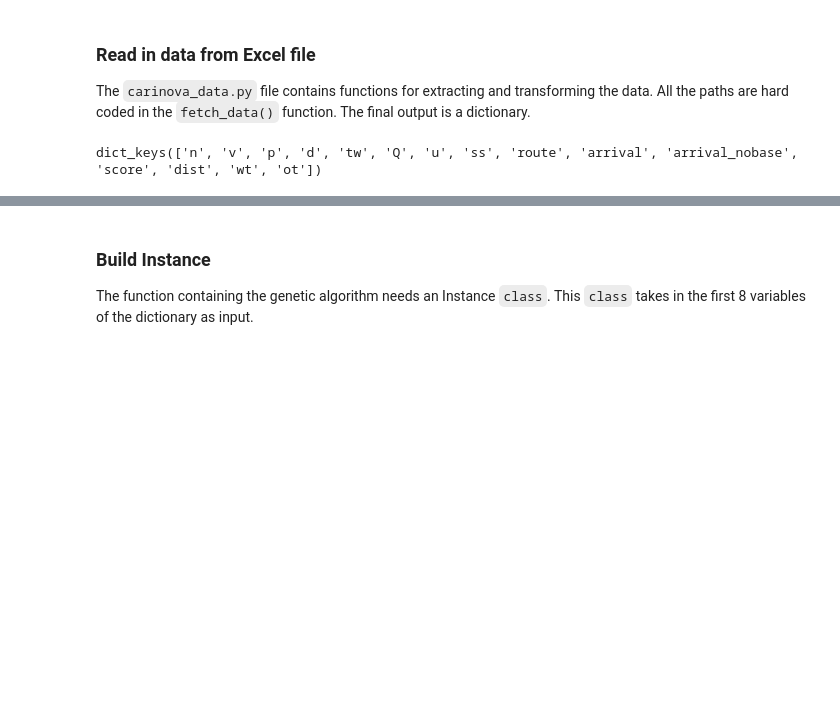
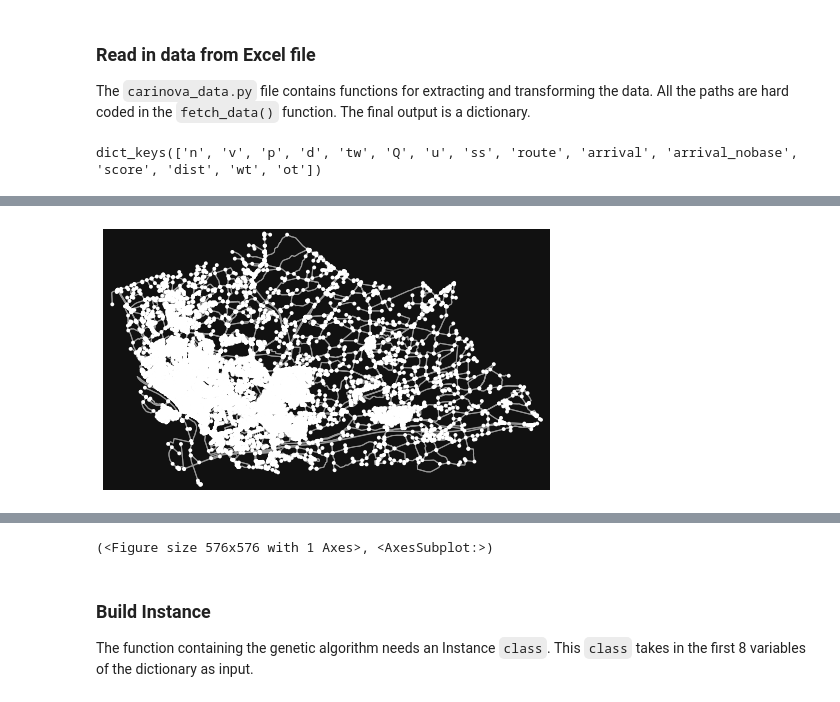
Before and after one commit to buurenzo/gomea, a Jupyter notebook: route_visualizations.ipynb, the cells around one changed output, grey strips where cells are left out. Cells and saved outputs as stored; diff of their text form; code cells hidden in the pictures; blank space fills up the shorter version.

```diff
--- a/route_visualizations.ipynb
+++ b/route_visualizations.ipynb
@@ -52,0 +57,9 @@ dict_keys(['n', 'v', 'p', 'd', 'tw', 'Q', 'u', 'ss', 'route', 'arrival', 'arriva
+# %%
+
+graph = ox.graph_from_place('Deventer, the Netherlands')
+
+##########
+## TEST ##
+##########
+ox.plot_graph(graph)
+# %% [output]
@@ -52,0 +83 @@ dict_keys(['n', 'v', 'p', 'd', 'tw', 'Q', 'u', 'ss', 'route', 'arrival', 'arriva
+[figure, added]
@@ -53,3 +85,4 @@ dict_keys(['n', 'v', 'p', 'd', 'tw', 'Q', 'u', 'ss', 'route', 'arrival', 'arriva
+(<Figure size 576x576 with 1 Axes>, <AxesSubplot:>)
 # %% [markdown]
 ### Build Instance
 The function containing the genetic algorithm needs an Instance `class`. This `class` takes in the first 8 variables of the dictionary as input.
```
Also changed, not shown: parts of 14 cells of this notebook, 3 other files.
